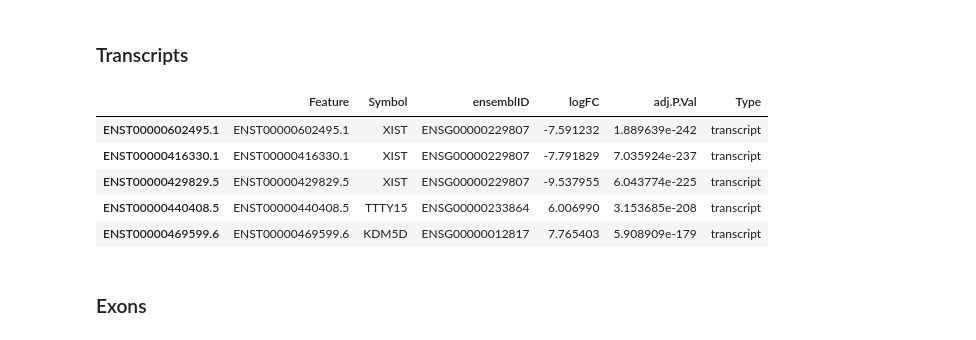
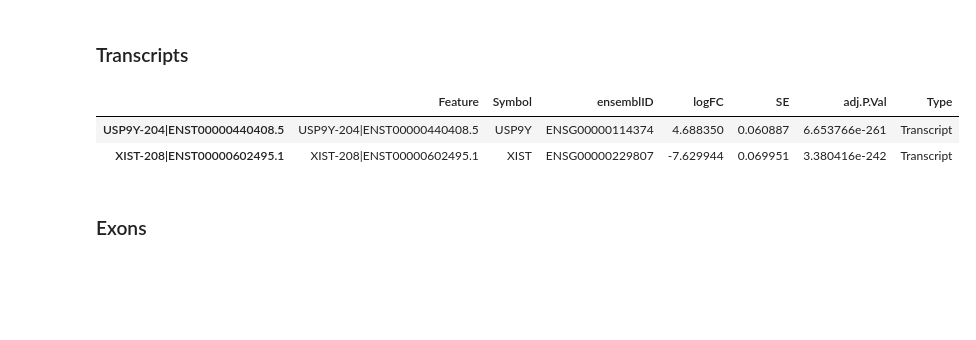
Before and after one commit to LieberInstitute/sex_differences_sz, a Jupyter notebook: differential_expression/hippocampus/metrics_summary/_m/main.ipynb, the cells around one changed output. Cells and saved outputs as stored; diff of their text form; code cells hidden in the pictures; blank space fills up the shorter version.

```diff
--- a/differential_expression/hippocampus/metrics_summary/_m/main.ipynb
+++ b/differential_expression/hippocampus/metrics_summary/_m/main.ipynb
@@ -24,19 +30,11 @@ genes.head()
 # %% [markdown]
 ### Transcripts
-# %%
-trans = pd.read_csv('../../_m/transcripts/diffExpr_maleVfemale_full.txt', sep='\t', index_col=0)
-trans = trans[(trans['adj.P.Val'] < 0.05)].sort_values('adj.P.Val')
-trans['Feature'] = trans.index
-trans['ensemblID'] = trans.gene_id.str.replace('\\.\d+', '', regex=True)
-trans = trans[['Feature', 'Symbol', 'ensemblID', 'logFC', 'adj.P.Val']]#.rename(columns={'gene_name': 'Symbol'})
-trans['Type'] = 'transcript'
-trans.head()
-# %% [output]
-|  | Feature | Symbol | ensemblID | logFC | adj.P.Val | Type |
-| ENST00000602495.1 | ENST00000602495.1 | XIST | ENSG00000229807 | -7.591232 | 1.889639e-242 | transcript |
-| ENST00000416330.1 | ENST00000416330.1 | XIST | ENSG00000229807 | -7.791829 | 7.035924e-237 | transcript |
-| ENST00000429829.5 | ENST00000429829.5 | XIST | ENSG00000229807 | -9.537955 | 6.043774e-225 | transcript |
-| ENST00000440408.5 | ENST00000440408.5 | TTTY15 | ENSG00000233864 | 6.006990 | 3.153685e-208 | transcript |
-| ENST00000469599.6 | ENST00000469599.6 | KDM5D | ENSG00000012817 | 7.765403 | 5.908909e-179 | transcript |
+# %%
+trans = annotate_DE("Transcript")
+trans.head(2)
+# %% [output]
+|  | Feature | Symbol | ensemblID | logFC | SE | adj.P.Val | Type |
+| USP9Y-204|ENST00000440408.5 | USP9Y-204|ENST00000440408.5 | USP9Y | ENSG00000114374 | 4.688350 | 0.060887 | 6.653766e-261 | Transcript |
+| XIST-208|ENST00000602495.1 | XIST-208|ENST00000602495.1 | XIST | ENSG00000229807 | -7.629944 | 0.069951 | 3.380416e-242 | Transcript |
 # %% [markdown]
 ### Exons
```
Also changed, not shown: parts of 51 cells of this notebook, 16 other files.
